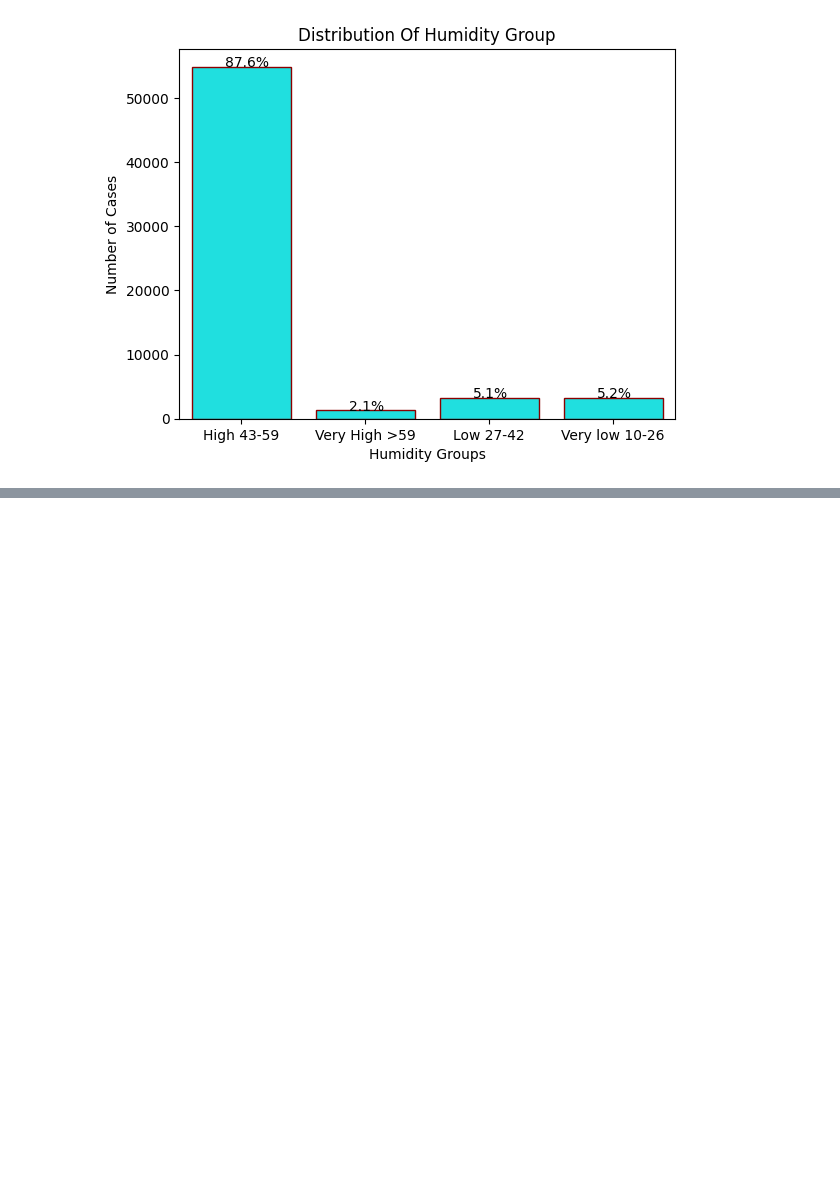
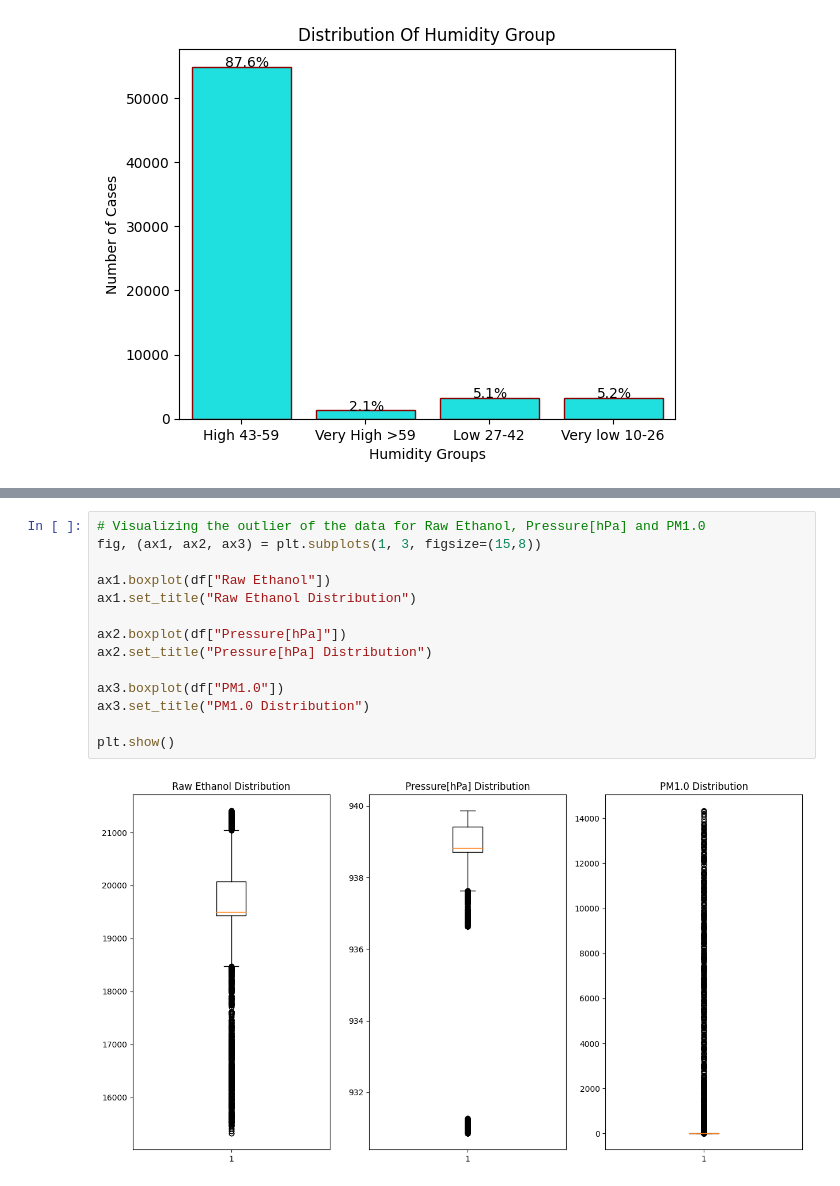
Before and after one commit to kayodeolusanya/Smoke-Detection-Project, a Jupyter notebook: Smoke_Detection.ipynb, the cells around one changed output, grey strips where cells are left out. Drawn from its saved outputs; the diff is of its cells as text; blank space fills up the shorter version.

```diff
--- a/Smoke_Detection.ipynb
+++ b/Smoke_Detection.ipynb
@@ -272,0 +317,16 @@ plt.show()
+# %%
+# Visualizing the outlier of the data for Raw Ethanol, Pressure[hPa] and PM1.0
+fig, (ax1, ax2, ax3) = plt.subplots(1, 3, figsize=(15,8))
+
+ax1.boxplot(df["Raw Ethanol"])
+ax1.set_title("Raw Ethanol Distribution")
+
+ax2.boxplot(df["Pressure[hPa]"])
+ax2.set_title("Pressure[hPa] Distribution")
+
+ax3.boxplot(df["PM1.0"])
+ax3.set_title("PM1.0 Distribution")
+
+plt.show()
+# %% [output]
+[figure, added]
```
Also changed, not shown: parts of 13 cells of this notebook.
